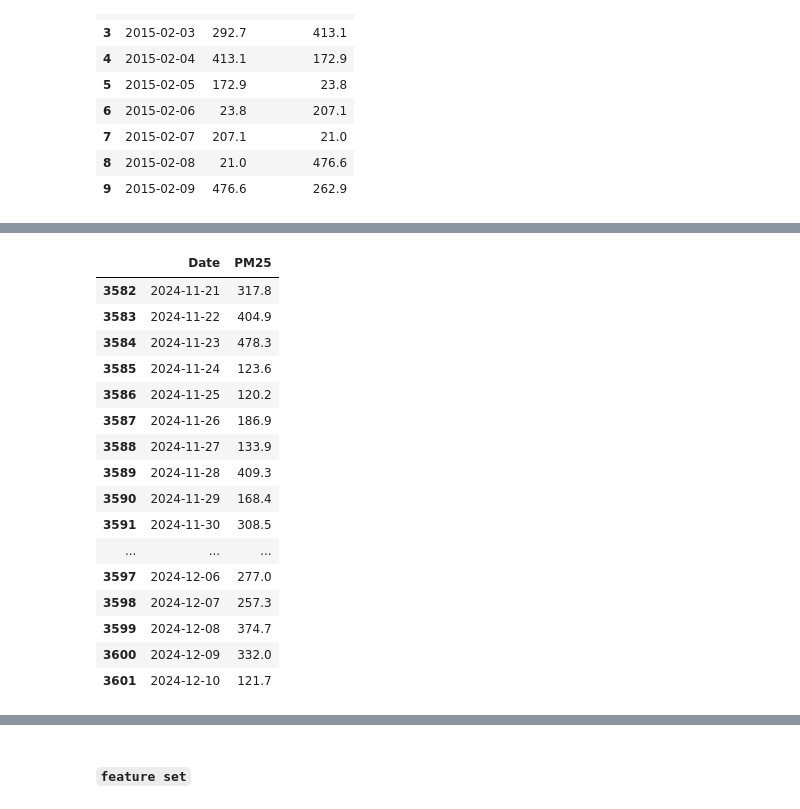
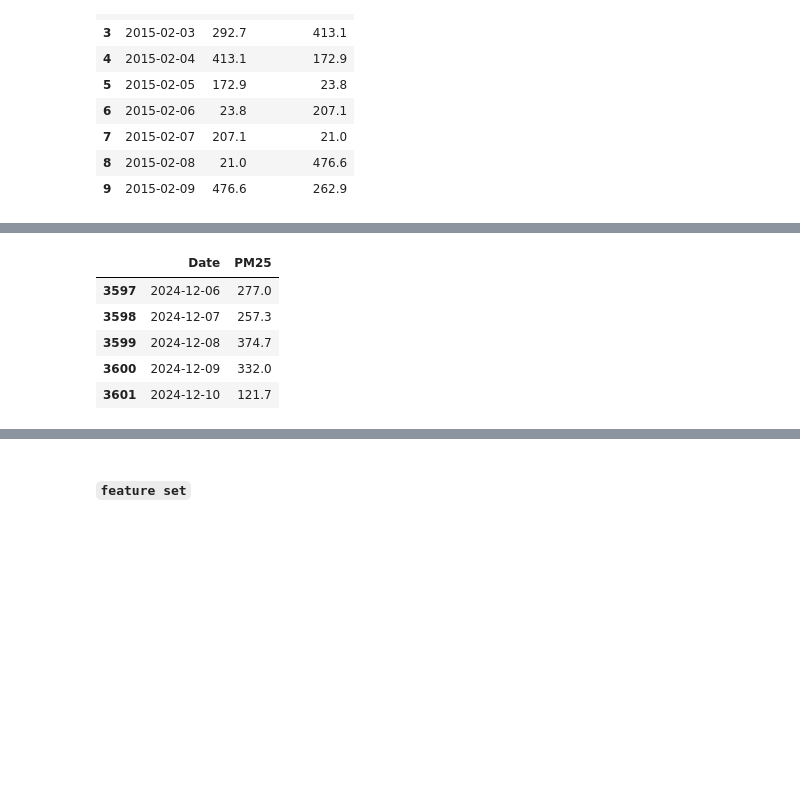
Before and after one commit to Shachi12Shukla/ET-Hackathon-2.O, a Jupyter notebook: backend/AI/forecasting/featureEng_train/feature_eng_and_train.ipynb, the cells around one changed output, grey strips where cells are left out. Cells and saved outputs as stored; diff of their text form; code cells hidden in the pictures; blank space fills up the shorter version.

```diff
--- a/backend/AI/forecasting/featureEng_train/feature_eng_and_train.ipynb
+++ b/backend/AI/forecasting/featureEng_train/feature_eng_and_train.ipynb
@@ -140,12 +39,0 @@ df_copy["PM10_median_7"] = (
-# %%
-df_copy["PM25_max_7"] = (
-    df_copy["PM25"]
-    .rolling(7)
-    .max()
-)
-# %%
-df_copy["PM10_max_7"] = (
-    df_copy["PM10"]
-    .rolling(7)
-    .max()
-)
@@ -154,2 +39,0 @@ df_copy["PM10_max_7"] = (
-# %%
-df_copy = df_copy.dropna().reset_index(drop=True)
@@ -155,0 +42,2 @@ df_copy = df_copy.dropna().reset_index(drop=True)
+# %%
+df_copy = preprocess(df_copy)
@@ -222,18 +95,7 @@ df_copy[["Date","PM25"]].head(20)
 # %%
-df_copy[["Date","PM25"]].tail(20)
+df_copy[["Date","PM25"]].tail(5)
 # %% [output]
 |  | Date | PM25 |
-| 3582 | 2024-11-21 | 317.8 |
-| 3583 | 2024-11-22 | 404.9 |
-| 3584 | 2024-11-23 | 478.3 |
-| 3585 | 2024-11-24 | 123.6 |
-| 3586 | 2024-11-25 | 120.2 |
-| 3587 | 2024-11-26 | 186.9 |
-| 3588 | 2024-11-27 | 133.9 |
-| 3589 | 2024-11-28 | 409.3 |
-| 3590 | 2024-11-29 | 168.4 |
-| 3591 | 2024-11-30 | 308.5 |
-| ... | ... | ... |
 | 3597 | 2024-12-06 | 277.0 |
 | 3598 | 2024-12-07 | 257.3 |
 | 3599 | 2024-12-08 | 374.7 |
```
Also changed, not shown: parts of 30 cells of this notebook, 2 other files.
